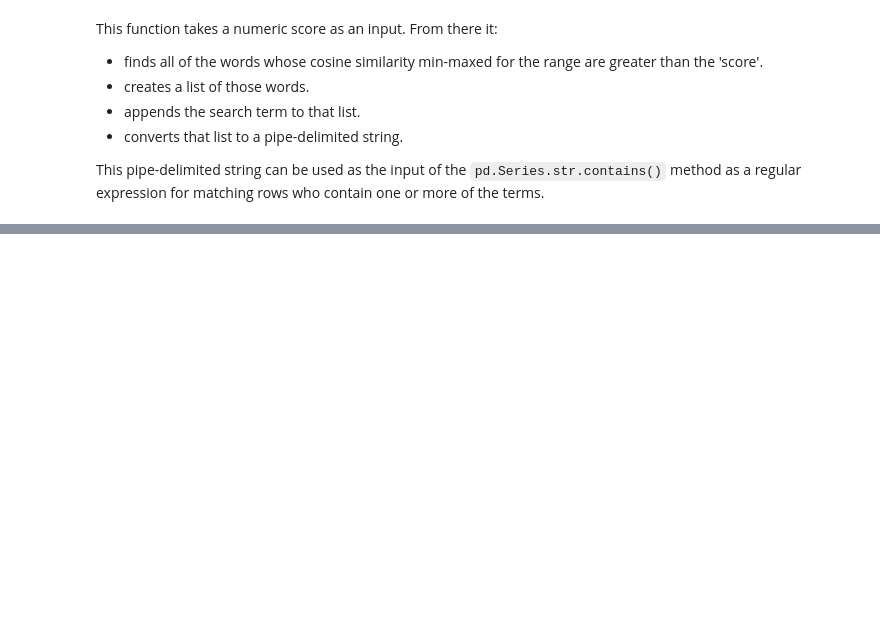
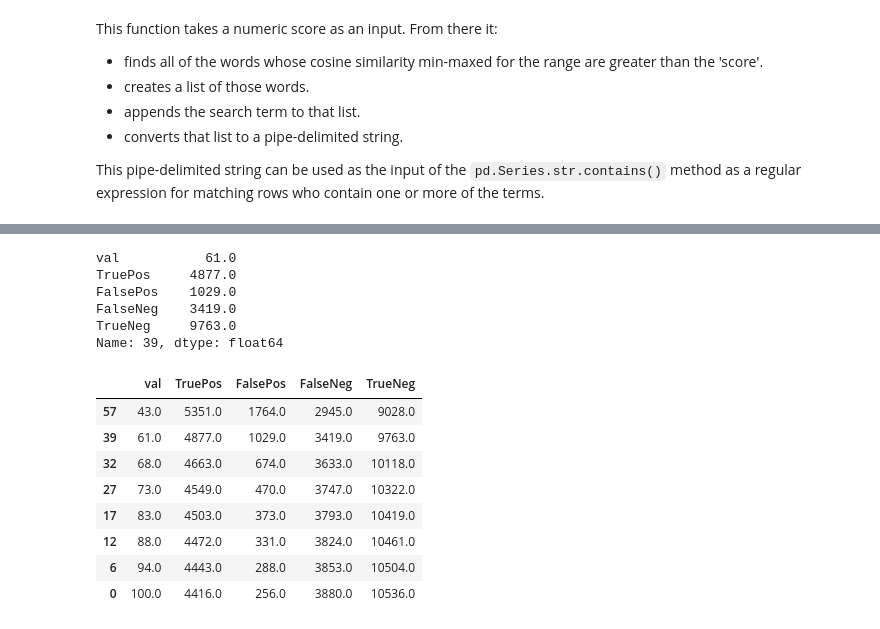
Before and after one commit to brownworth/TwitterDisaster, a Jupyter notebook: MinMaxScaledValues.ipynb, the cells around one changed output, grey strips where cells are left out. Drawn from its saved outputs; the diff is of its cells as text; code cells hidden in the pictures; blank space fills up the shorter version.

```diff
--- a/MinMaxScaledValues.ipynb
+++ b/MinMaxScaledValues.ipynb
@@ -220,0 +229,21 @@ plt.show()
+# %%
+print(score_matrix.iloc[ceil(related_words.iloc[50].score)])
+# %% [output]
+val           61.0
+TruePos     4877.0
+FalsePos    1029.0
+FalseNeg    3419.0
+TrueNeg     9763.0
+Name: 39, dtype: float64
+# %%
+score_matrix.iloc[[ceil(related_words.iloc[i].score) for i in [20,50,75,100,150,200,250,299]]]
+# %% [output]
+|  | val | TruePos | FalsePos | FalseNeg | TrueNeg |
+| 57 | 43.0 | 5351.0 | 1764.0 | 2945.0 | 9028.0 |
+| 39 | 61.0 | 4877.0 | 1029.0 | 3419.0 | 9763.0 |
+| 32 | 68.0 | 4663.0 | 674.0 | 3633.0 | 10118.0 |
+| 27 | 73.0 | 4549.0 | 470.0 | 3747.0 | 10322.0 |
+| 17 | 83.0 | 4503.0 | 373.0 | 3793.0 | 10419.0 |
+| 12 | 88.0 | 4472.0 | 331.0 | 3824.0 | 10461.0 |
+| 6 | 94.0 | 4443.0 | 288.0 | 3853.0 | 10504.0 |
+| 0 | 100.0 | 4416.0 | 256.0 | 3880.0 | 10536.0 |
```
Also changed, not shown: parts of 12 cells of this notebook.
